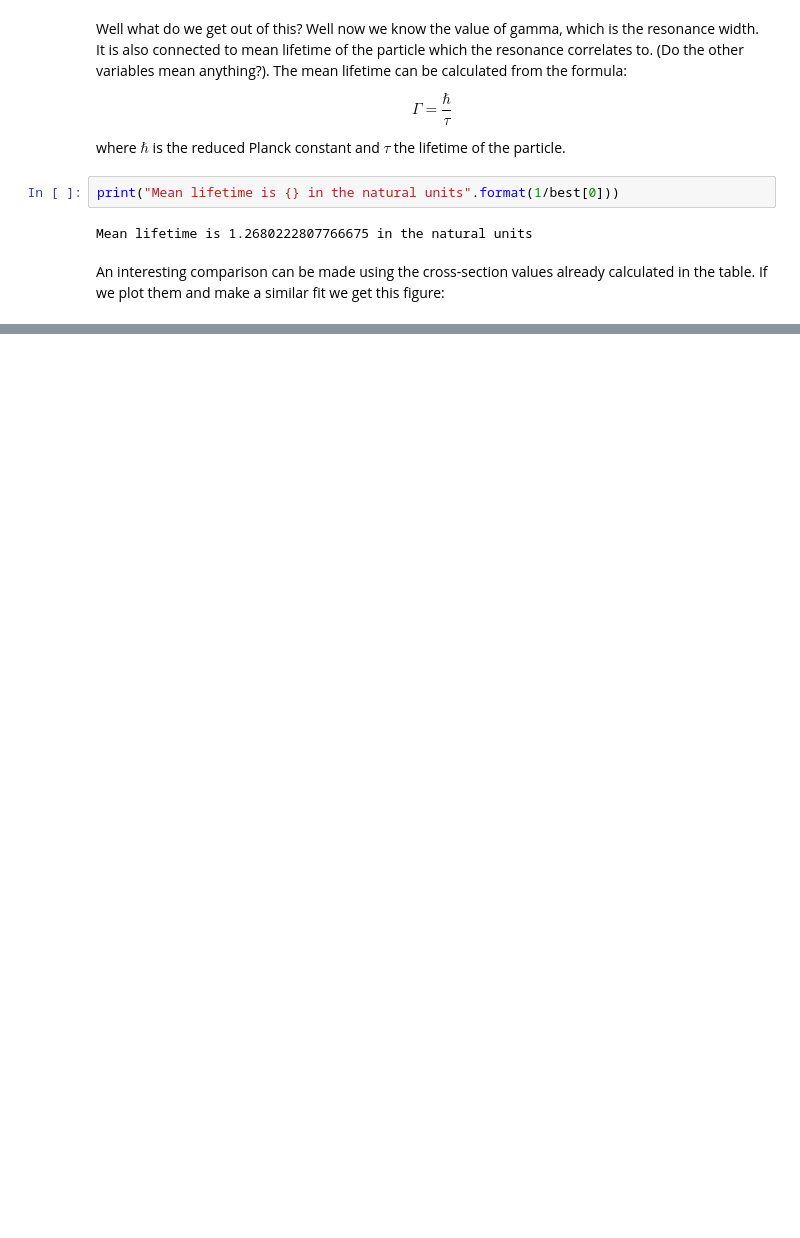
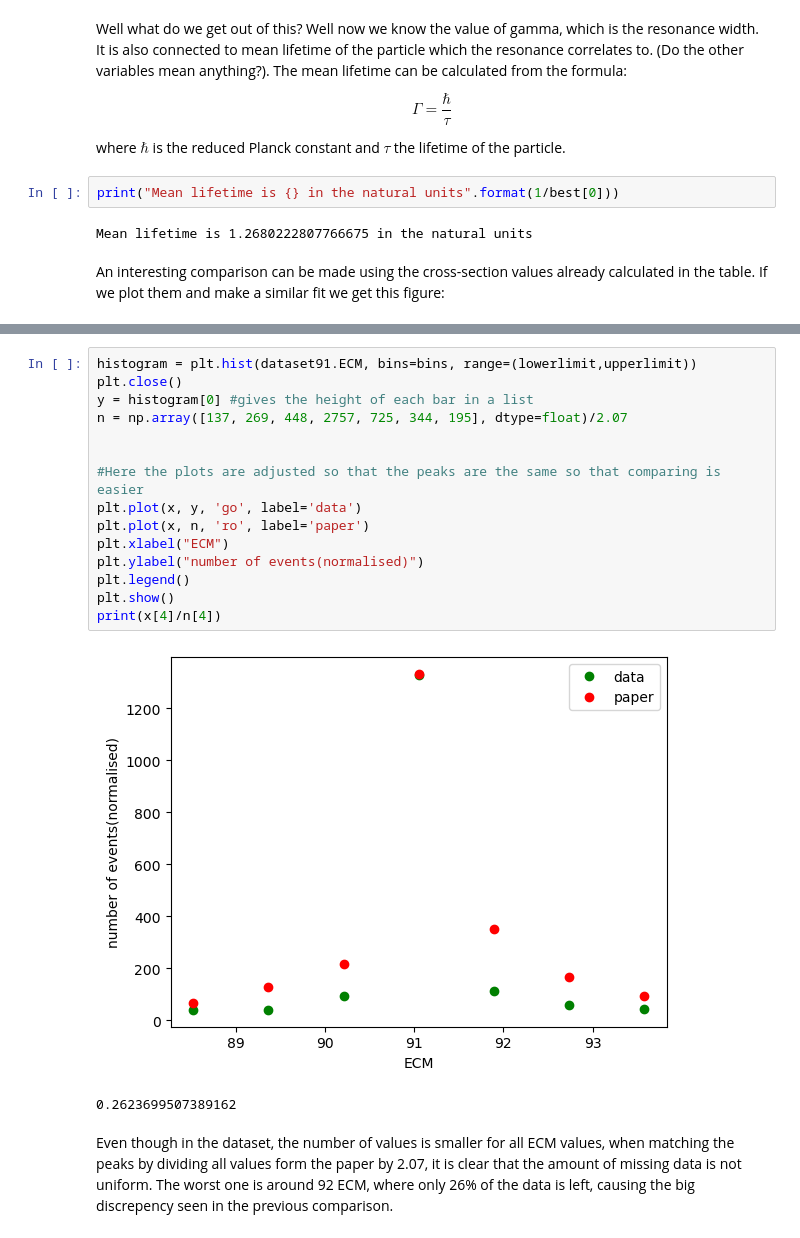
Before and after one commit to kraikisto/CERN_LEP_Z_boson, a Jupyter notebook: 91_line_width_fit.ipynb, the cells around one changed output, grey strips where cells are left out. Drawn from its saved outputs; the diff is of its cells as text; blank space fills up the shorter version.

```diff
--- a/91_line_width_fit.ipynb
+++ b/91_line_width_fit.ipynb
@@ -190,0 +204,20 @@ A = 5.11999611081458 +- 0.07958031982158413
+# %%
+histogram = plt.hist(dataset91.ECM, bins=bins, range=(lowerlimit,upperlimit))
+plt.close()
+y = histogram[0] #gives the height of each bar in a list
+n = np.array([137, 269, 448, 2757, 725, 344, 195], dtype=float)/2.07
+
+
+#Here the plots are adjusted so that the peaks are the same so that comparing is easier
+plt.plot(x, y, 'go', label='data')
+plt.plot(x, n, 'ro', label='paper')
+plt.xlabel("ECM")
+plt.ylabel("number of events(normalised)")
+plt.legend()
+plt.show()
+print(x[4]/n[4])
+# %% [output]
+[figure, added]
+0.2623699507389162
+# %% [markdown]
+Even though in the dataset, the number of values is smaller for all ECM values, when matching the peaks by dividing all values form the paper by 2.07, it is clear that the amount of missing data is not uniform. The worst one is around 92 ECM, where only 26% of the data is left, causing the big discrepency seen in the previous comparison.
```
Also changed, not shown: parts of 4 cells of this notebook.
